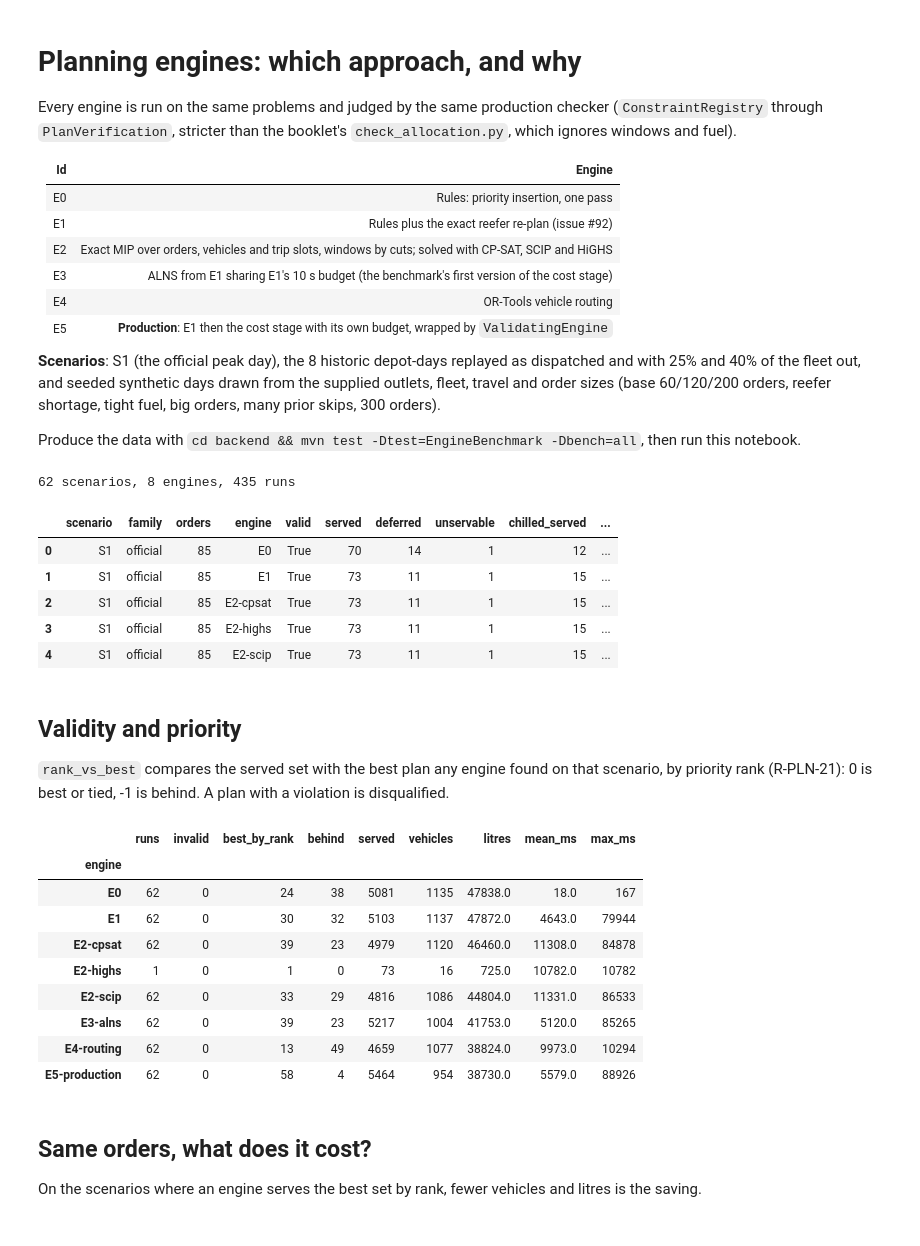
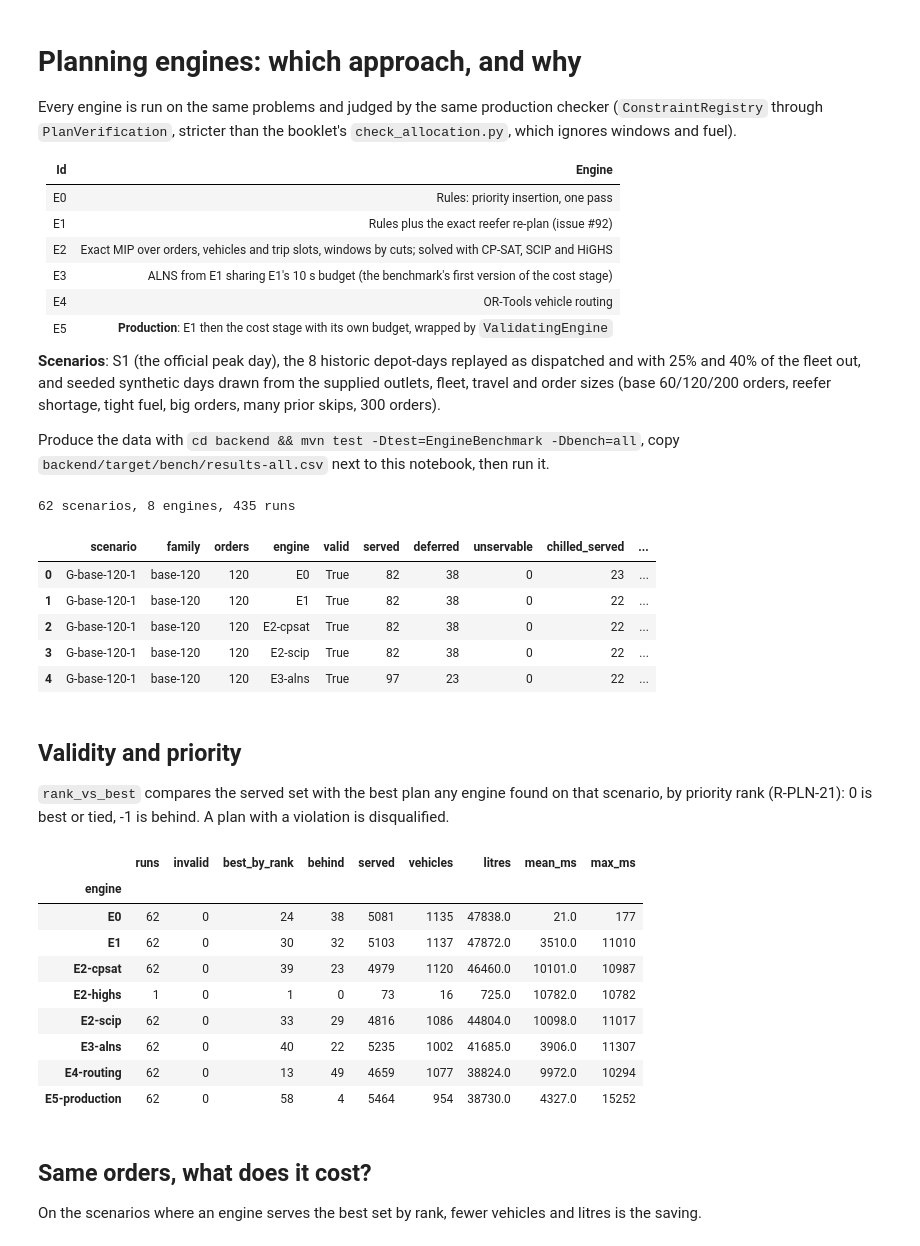
Before and after one commit to Dinusha-Ekanayake/Xception-WaypointGo, a Jupyter notebook: docs/issues/219-planning-v2/benchmark/planning-benchmark.ipynb, the cells around one changed output. Saved outputs shown, nothing was run; the diff lists cells and outputs as text; code cells hidden in the pictures.

```diff
--- a/docs/issues/219-planning-v2/benchmark/planning-benchmark.ipynb
+++ b/docs/issues/219-planning-v2/benchmark/planning-benchmark.ipynb
@@ -14,25 +14,25 @@ Every engine is run on the same problems and judged by the same production check
 
 **Scenarios**: S1 (the official peak day), the 8 historic depot-days replayed as dispatched and with 25% and 40% of the fleet out, and seeded synthetic days drawn from the supplied outlets, fleet, travel and order sizes (base 60/120/200 orders, reefer shortage, tight fuel, big orders, many prior skips, 300 orders).
 
-Produce the data with `cd backend && mvn test -Dtest=EngineBenchmark -Dbench=all`, then run this notebook.
+Produce the data with `cd backend && mvn test -Dtest=EngineBenchmark -Dbench=all`, copy `backend/target/bench/results-all.csv` next to this notebook, then run it.
 # %%
 import pandas as pd
 import matplotlib.pyplot as plt
 from pathlib import Path
 
-CSV = Path("../../backend/target/bench/results-all.csv")
+CSV = Path("results-all.csv")  # the committed copy of backend/target/bench/results-all.csv
 df = pd.read_csv(CSV)
 df["litres"] = df["litres"].astype(float)
 print(f"{df['scenario'].nunique()} scenarios, {df['engine'].nunique()} engines, {len(df)} runs")
 df.head()
 # %% [output]
 62 scenarios, 8 engines, 435 runs
 |  | scenario | family | orders | engine | valid | served | deferred | unservable | chilled_served | ... |
-| 0 | S1 | official | 85 | E0 | True | 70 | 14 | 1 | 12 | ... |
-| 1 | S1 | official | 85 | E1 | True | 73 | 11 | 1 | 15 | ... |
-| 2 | S1 | official | 85 | E2-cpsat | True | 73 | 11 | 1 | 15 | ... |
-| 3 | S1 | official | 85 | E2-highs | True | 73 | 11 | 1 | 15 | ... |
-| 4 | S1 | official | 85 | E2-scip | True | 73 | 11 | 1 | 15 | ... |
+| 0 | G-base-120-1 | base-120 | 120 | E0 | True | 82 | 38 | 0 | 23 | ... |
+| 1 | G-base-120-1 | base-120 | 120 | E1 | True | 82 | 38 | 0 | 22 | ... |
+| 2 | G-base-120-1 | base-120 | 120 | E2-cpsat | True | 82 | 38 | 0 | 22 | ... |
+| 3 | G-base-120-1 | base-120 | 120 | E2-scip | True | 82 | 38 | 0 | 22 | ... |
+| 4 | G-base-120-1 | base-120 | 120 | E3-alns | True | 97 | 23 | 0 | 22 | ... |
 # %% [markdown]
 ## Validity and priority
 
@@ -53,14 +53,14 @@ summary
 # %% [output]
 |  | runs | invalid | best_by_rank | behind | served | vehicles | litres | mean_ms | max_ms |
 | engine |  |  |  |  |  |  |  |  |  |
-| E0 | 62 | 0 | 24 | 38 | 5081 | 1135 | 47838.0 | 18.0 | 167 |
-| E1 | 62 | 0 | 30 | 32 | 5103 | 1137 | 47872.0 | 4643.0 | 79944 |
-| E2-cpsat | 62 | 0 | 39 | 23 | 4979 | 1120 | 46460.0 | 11308.0 | 84878 |
+| E0 | 62 | 0 | 24 | 38 | 5081 | 1135 | 47838.0 | 21.0 | 177 |
+| E1 | 62 | 0 | 30 | 32 | 5103 | 1137 | 47872.0 | 3510.0 | 11010 |
+| E2-cpsat | 62 | 0 | 39 | 23 | 4979 | 1120 | 46460.0 | 10101.0 | 10987 |
 | E2-highs | 1 | 0 | 1 | 0 | 73 | 16 | 725.0 | 10782.0 | 10782 |
-| E2-scip | 62 | 0 | 33 | 29 | 4816 | 1086 | 44804.0 | 11331.0 | 86533 |
-| E3-alns | 62 | 0 | 39 | 23 | 5217 | 1004 | 41753.0 | 5120.0 | 85265 |
-| E4-routing | 62 | 0 | 13 | 49 | 4659 | 1077 | 38824.0 | 9973.0 | 10294 |
-| E5-production | 62 | 0 | 58 | 4 | 5464 | 954 | 38730.0 | 5579.0 | 88926 |
+| E2-scip | 62 | 0 | 33 | 29 | 4816 | 1086 | 44804.0 | 10098.0 | 11017 |
+| E3-alns | 62 | 0 | 40 | 22 | 5235 | 1002 | 41685.0 | 3906.0 | 11307 |
+| E4-routing | 62 | 0 | 13 | 49 | 4659 | 1077 | 38824.0 | 9972.0 | 10294 |
+| E5-production | 62 | 0 | 58 | 4 | 5464 | 954 | 38730.0 | 4327.0 | 15252 |
 # %% [markdown]
 ## Same orders, what does it cost?
 
```
Also changed, not shown: parts of 6 cells of this notebook, 30 other files.
